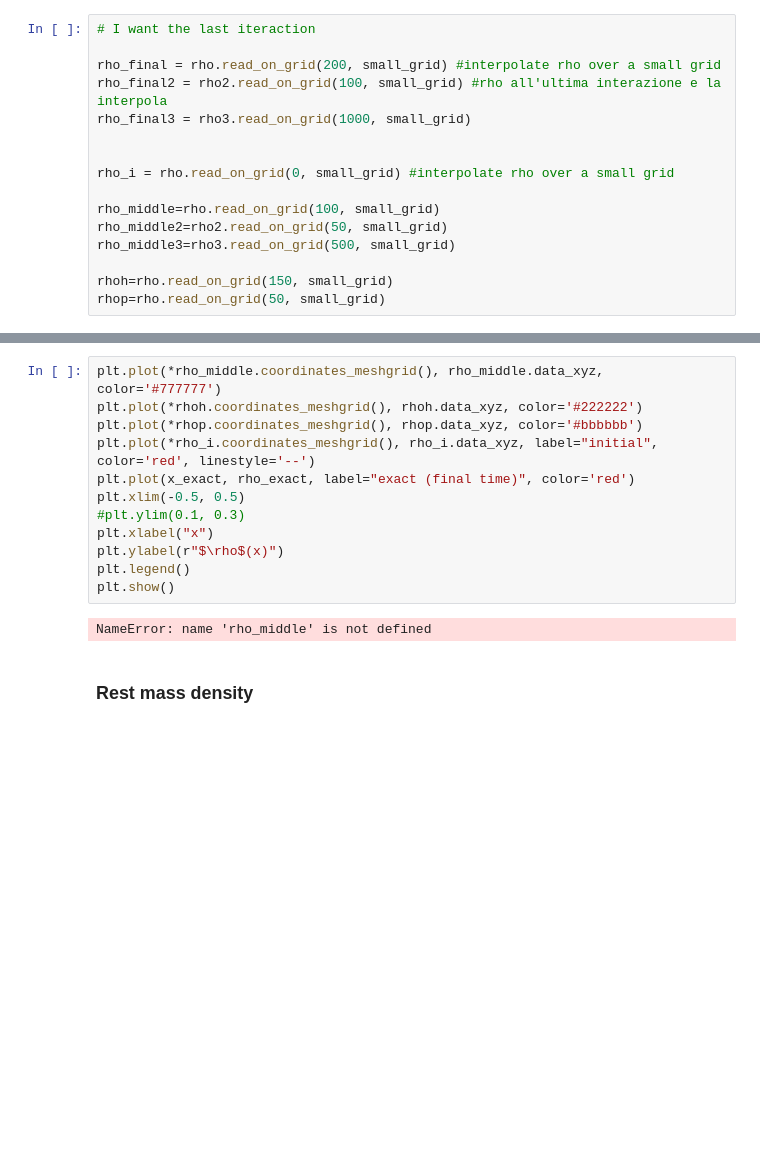
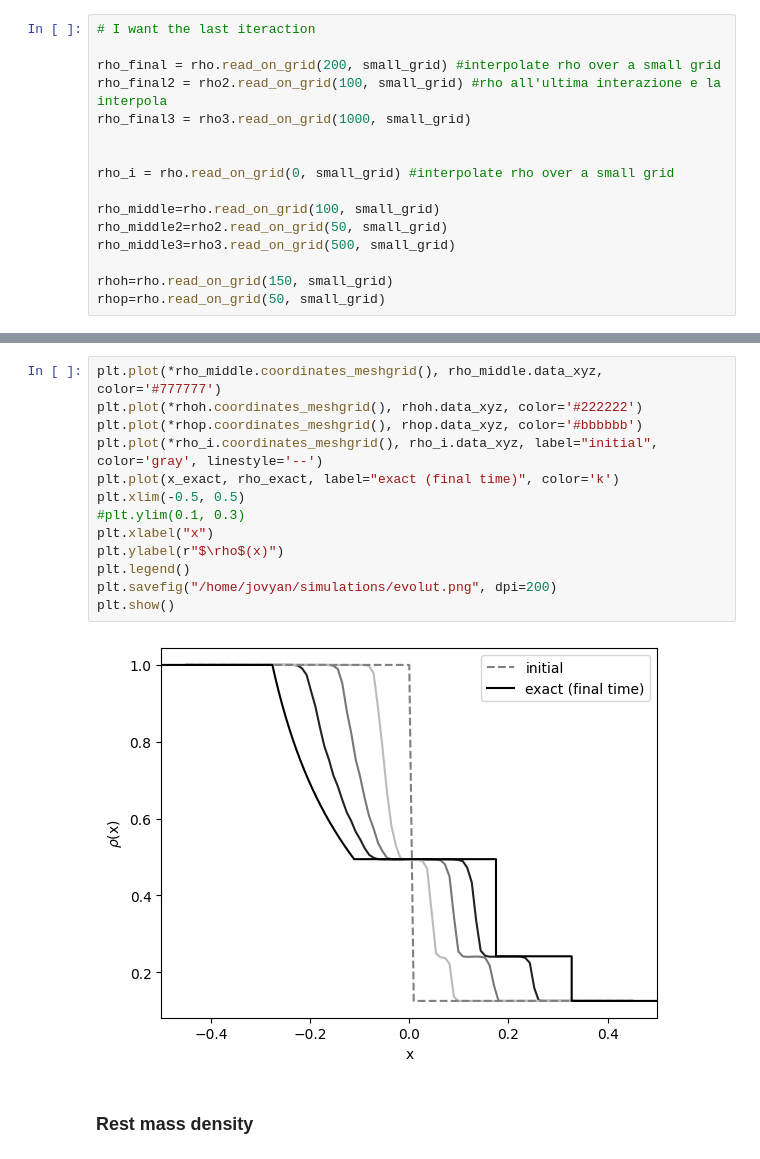
Before and after one commit to Sofiadossena/NumericalRelativityExercises, a Jupyter notebook: Sod_ShockTube/ETK_1D_plots.ipynb, the cells around one changed output, grey strips where cells are left out. Cells and saved outputs as stored; diff of their text form; blank space fills up the shorter version.

```diff
--- a/Sod_ShockTube/ETK_1D_plots.ipynb
+++ b/Sod_ShockTube/ETK_1D_plots.ipynb
@@ -117,17 +154,18 @@ plt.legend()
 # %%
 plt.plot(*rho_middle.coordinates_meshgrid(), rho_middle.data_xyz, color='#777777')
 plt.plot(*rhoh.coordinates_meshgrid(), rhoh.data_xyz, color='#222222')
 plt.plot(*rhop.coordinates_meshgrid(), rhop.data_xyz, color='#bbbbbb')
-plt.plot(*rho_i.coordinates_meshgrid(), rho_i.data_xyz, label="initial", color='red', linestyle='--')
-plt.plot(x_exact, rho_exact, label="exact (final time)", color='red')
+plt.plot(*rho_i.coordinates_meshgrid(), rho_i.data_xyz, label="initial", color='gray', linestyle='--')
+plt.plot(x_exact, rho_exact, label="exact (final time)", color='k')
 plt.xlim(-0.5, 0.5)
 #plt.ylim(0.1, 0.3)
 plt.xlabel("x")
 plt.ylabel(r"$\rho$(x)")
 plt.legend()
+plt.savefig("/home/jovyan/simulations/evolut.png", dpi=200)
 plt.show()
 # %% [output]
-NameError: name 'rho_middle' is not defined
+[figure, added]
 # %% [markdown]
 ### Rest mass density
 # %%
```
Also changed, not shown: parts of 10 cells of this notebook.
